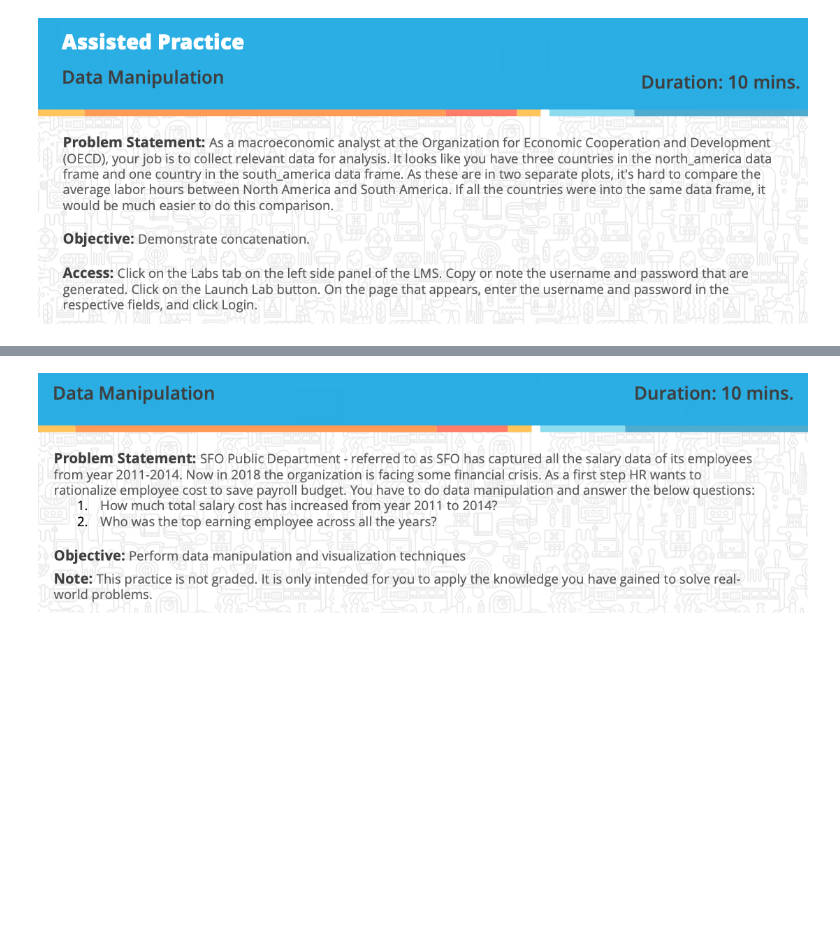
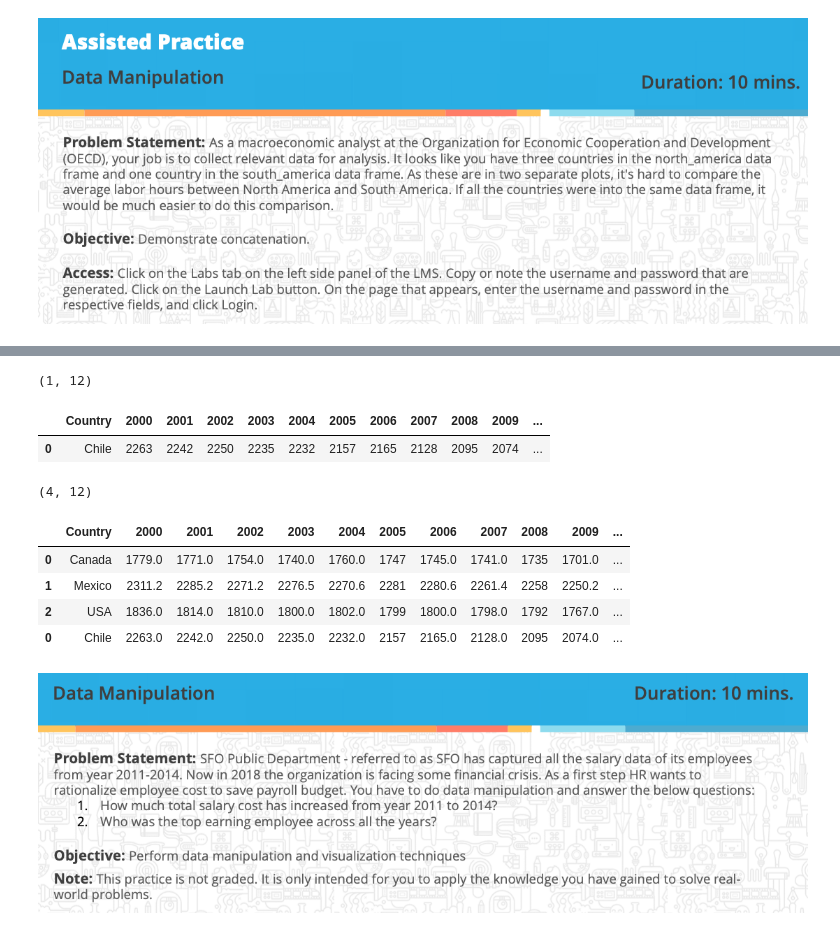
Before and after one commit to divpr24/Simplilearn_Machine_Learning_Exercise, a Jupyter notebook: Data Preprocessing.ipynb, the cells around one changed output, grey strips where cells are left out. Cells and saved outputs as stored; diff of their text form; code cells hidden in the pictures; blank space fills up the shorter version.

Commit message:
Completed Data Preprocessing Exercise

```diff
--- a/Data Preprocessing.ipynb
+++ b/Data Preprocessing.ipynb
@@ -529,3 +529,8 @@ plt.show()
 [figure]
 # %% [markdown]
 ![Screenshot%202023-09-27%20at%207.54.27%20PM.png](attachment:Screenshot%202023-09-27%20at%207.54.27%20PM.png)
+# %%
+#Import data for North America.
+df_1 = pd.read_csv("north_america_2000_2010.csv")
+print(df_1.shape)
+df_1.head()
@@ -532,2 +543,23 @@ plt.show()
+# %%
+#Import data for South America.
+df_2 = pd.read_csv("south_america_2000_2010.csv")
+print(df_2.shape)
+df_2.head()
+# %% [output]
+(1, 12)
+|  | Country | 2000 | 2001 | 2002 | 2003 | 2004 | 2005 | 2006 | 2007 | 2008 | 2009 | ... |
+| 0 | Chile | 2263 | 2242 | 2250 | 2235 | 2232 | 2157 | 2165 | 2128 | 2095 | 2074 | ... |
+# %%
+#The final dataset.
+df = pd.concat([df_1,df_2], axis = 0)
+print(df.shape)
+df.head()
+# %% [output]
+(4, 12)
+|  | Country | 2000 | 2001 | 2002 | 2003 | 2004 | 2005 | 2006 | 2007 | 2008 | 2009 | ... |
+| 0 | Canada | 1779.0 | 1771.0 | 1754.0 | 1740.0 | 1760.0 | 1747 | 1745.0 | 1741.0 | 1735 | 1701.0 | ... |
+| 1 | Mexico | 2311.2 | 2285.2 | 2271.2 | 2276.5 | 2270.6 | 2281 | 2280.6 | 2261.4 | 2258 | 2250.2 | ... |
+| 2 | USA | 1836.0 | 1814.0 | 1810.0 | 1800.0 | 1802.0 | 1799 | 1800.0 | 1798.0 | 1792 | 1767.0 | ... |
+| 0 | Chile | 2263.0 | 2242.0 | 2250.0 | 2235.0 | 2232.0 | 2157 | 2165.0 | 2128.0 | 2095 | 2074.0 | ... |
 # %% [markdown]
 ![Screenshot%202023-09-27%20at%207.54.39%20PM.png](attachment:Screenshot%202023-09-27%20at%207.54.39%20PM.png)
```
Also changed, not shown: parts of 8 cells of this notebook, 2 other files.
